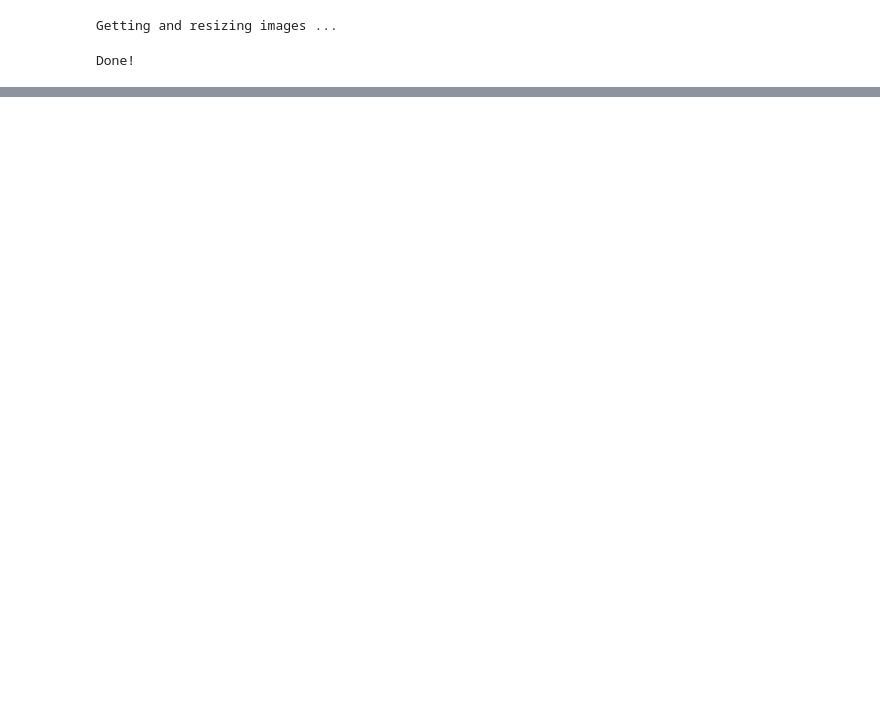
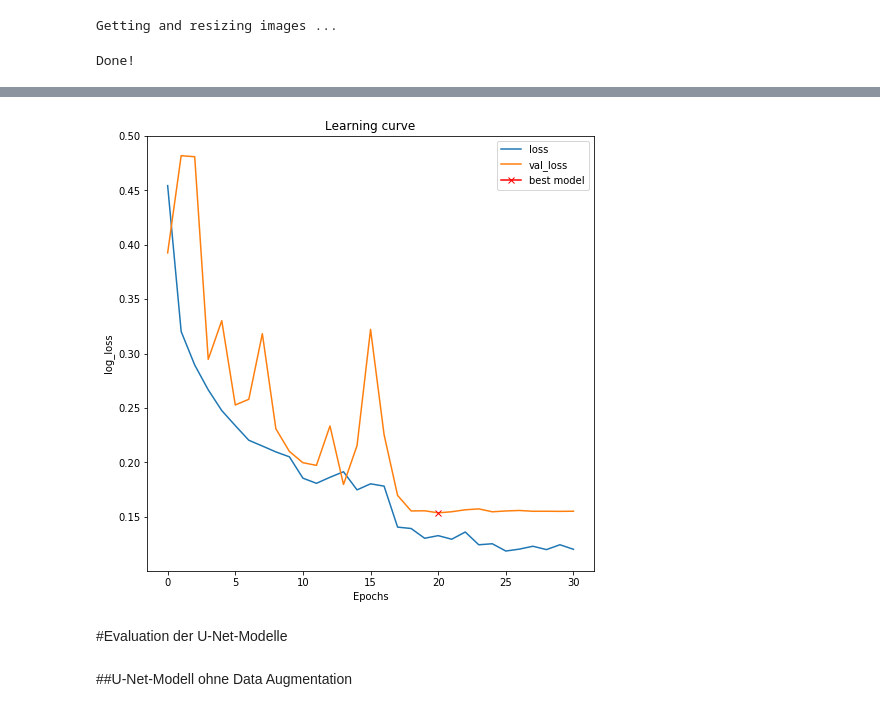
Before and after one commit to pwolscho/unet, a Jupyter notebook: u_net_final.ipynb, the cells around one changed output, grey strips where cells are left out. Cells and saved outputs as stored; diff of their text form; code cells hidden in the pictures; blank space fills up the shorter version.

```diff
--- a/u_net_final.ipynb
+++ b/u_net_final.ipynb
@@ -237,0 +358,11 @@ X_train, X_valid, y_train, y_valid = train_test_split(X_train_valid, y_train_val
+# %%
+callbacks_data_aug = [
+    EarlyStopping(patience=10, verbose=1),
+    ReduceLROnPlateau(factor=0.1, patience=3, min_lr=0.000001, verbose=1),
+    ModelCheckpoint('model_data_aug.h5', verbose=1, save_best_only=True, save_weights_only=True)
+]
+# %%
+train_generator = get_augmented_X_y_data(X_train, y_train, do_augmentation=True)
+# %%
+results_data_aug = model_data_aug.fit_generator(train_generator, steps_per_epoch=(len(X_train) // 32), epochs=100, callbacks=callbacks_data_aug,
+                              validation_data=(X_valid, y_valid))
@@ -237,0 +387,15 @@ X_train, X_valid, y_train, y_valid = train_test_split(X_train_valid, y_train_val
+# %%
+plt.figure(figsize=(8, 8))
+plt.title("Learning curve")
+plt.plot(results_data_aug.history["loss"], label="loss")
+plt.plot(results_data_aug.history["val_loss"], label="val_loss")
+plt.plot( np.argmin(results_data_aug.history["val_loss"]), np.min(results_data_aug.history["val_loss"]), marker="x", color="r", label="best model")
+plt.xlabel("Epochs")
+plt.ylabel("log_loss")
+plt.legend();
+# %% [output]
+[figure, added]
+# %% [markdown]
+#Evaluation der U-Net-Modelle
+# %% [markdown]
+##U-Net-Modell ohne Data Augmentation
```
Also changed, not shown: parts of 74 cells of this notebook.
